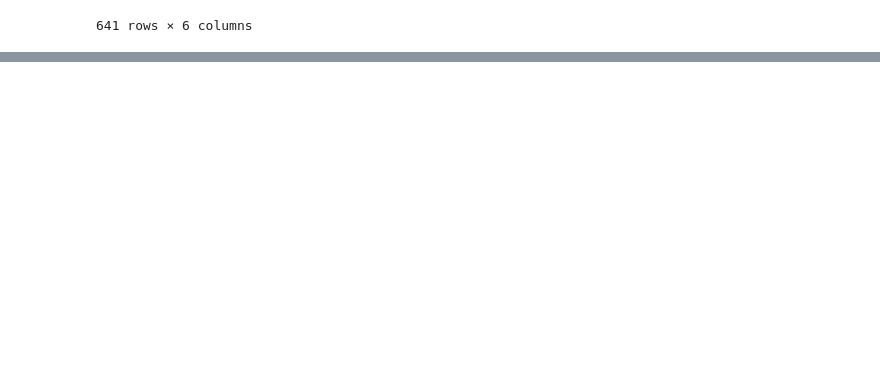
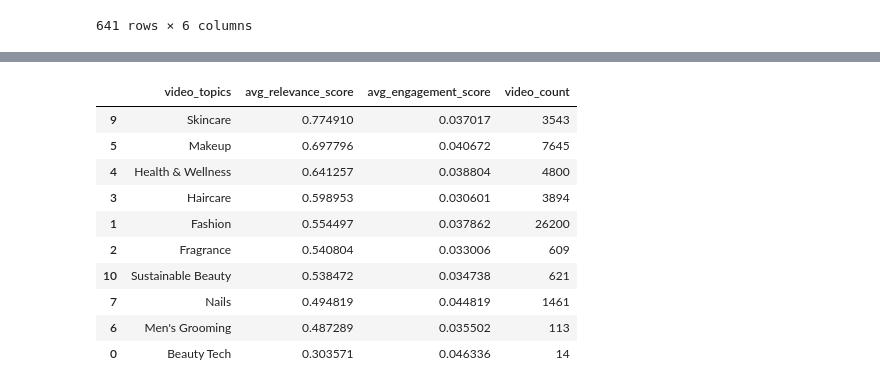
Before and after one commit to SALeeWenLing/loreal_datathon, a Jupyter notebook: miguel_duckdb.ipynb, the cells around one changed output, grey strips where cells are left out. Saved outputs shown, nothing was run; the diff lists cells and outputs as text; code cells hidden in the pictures; blank space fills up the shorter version.

```diff
--- a/miguel_duckdb.ipynb
+++ b/miguel_duckdb.ipynb
@@ -1209,0 +1218,16 @@ top_videos[['videoId', 'title', 'engagement_score', 'avg_relevance_score', 'view
+# %%
+# update the comments_with_topics table in duckdb to add the relevance_score column and video_topics
+conn = connect_db(db_path=DB_FILE)
+conn.execute("ALTER TABLE comments_with_topics ADD COLUMN IF NOT EXISTS video_topics TEXT[]")
+conn.execute("ALTER TABLE comments_with_topics ADD COLUMN IF NOT EXISTS relevance_score FLOAT")
+
+
+conn.execute("UPDATE comments_with_topics SET video_topics = df_topics.video_topics FROM df_topics WHERE comments_with_topics.commentId = df_topics.commentId")
+
+
+conn.execute("""
+UPDATE comments_with_topics
+SET relevance_score = df_topics.relevance_score
+FROM df_topics
+WHERE comments_with_topics.commentId = df_topics.commentId
+""")
@@ -1209,0 +1263,9 @@ top_videos[['videoId', 'title', 'engagement_score', 'avg_relevance_score', 'view
+# %%
+videos_final = conn.sql("SELECT * FROM videos_with_topics").df()
+comments_final = conn.sql("SELECT * FROM comments_with_topics").df()
+
+# get the schema of both tables
+print("videos_final schema:")
+print(videos_final.dtypes)
+print("\ncomments_final schema:")
+print(comments_final.dtypes)
@@ -1209,0 +1290,24 @@ top_videos[['videoId', 'title', 'engagement_score', 'avg_relevance_score', 'view
+# %%
+# show the topics with the highest average relevance score and engagement score
+video_topics_exploded = videos_final.explode('video_topics')
+topic_relevance = video_topics_exploded.groupby('video_topics').agg(
+    avg_relevance_score=('avg_relevance_score', 'mean'),
+    avg_engagement_score=('engagement_score', 'mean'),
+    video_count=('videoId', 'count')
+).reset_index()
+# %%
+# show the top topics by avg_relevance_score
+top_topics_by_relevance = topic_relevance.sort_values(by='avg_relevance_score', ascending=False).head(10)
+top_topics_by_relevance
+# %% [output]
+|  | video_topics | avg_relevance_score | avg_engagement_score | video_count |
+| 9 | Skincare | 0.774910 | 0.037017 | 3543 |
+| 5 | Makeup | 0.697796 | 0.040672 | 7645 |
+| 4 | Health & Wellness | 0.641257 | 0.038804 | 4800 |
+| 3 | Haircare | 0.598953 | 0.030601 | 3894 |
+| 1 | Fashion | 0.554497 | 0.037862 | 26200 |
+| 2 | Fragrance | 0.540804 | 0.033006 | 609 |
+| 10 | Sustainable Beauty | 0.538472 | 0.034738 | 621 |
+| 7 | Nails | 0.494819 | 0.044819 | 1461 |
+| 6 | Men's Grooming | 0.487289 | 0.035502 | 113 |
+| 0 | Beauty Tech | 0.303571 | 0.046336 | 14 |
```
Also changed, not shown: parts of 5 cells of this notebook.
